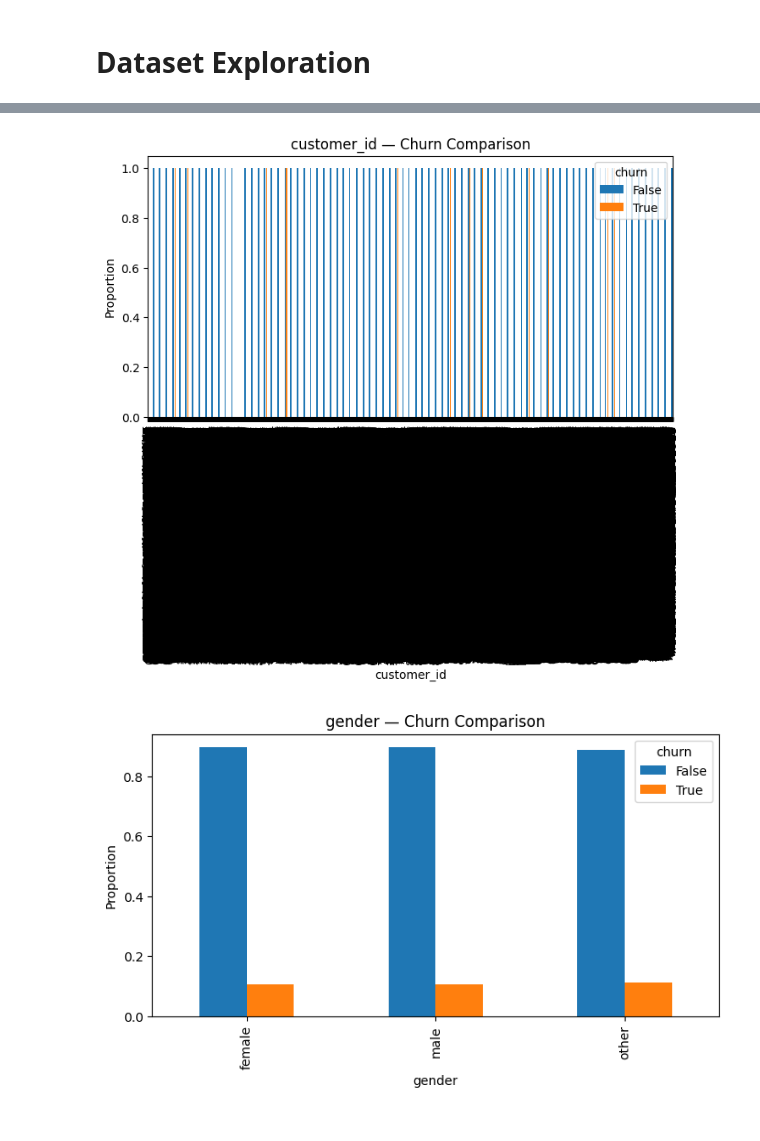
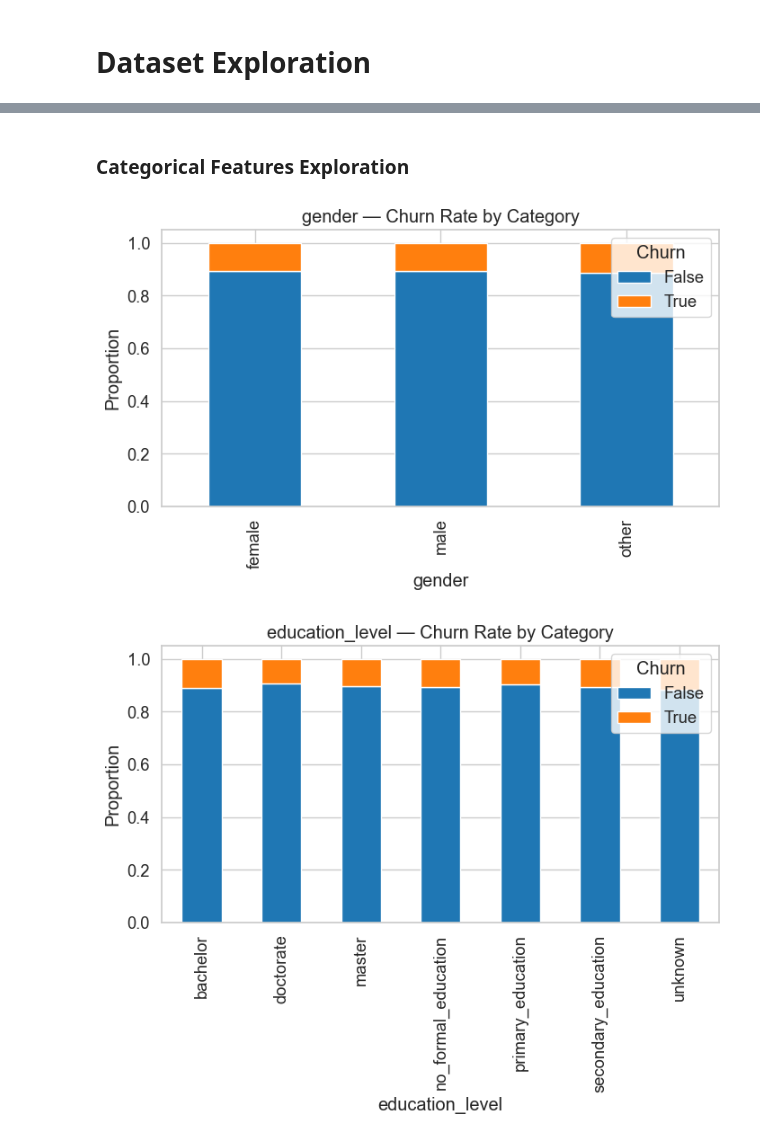
Before and after one commit to zmaszlanka/churn_analysis_and_prediction, a Jupyter notebook: src/synthetic_dataset/dataset_exploration.ipynb, the cells around one changed output, grey strips where cells are left out. Saved outputs shown, nothing was run; the diff lists cells and outputs as text; code cells hidden in the pictures.

Commit message:
dataset exploration improvements

```diff
--- a/src/synthetic_dataset/dataset_exploration.ipynb
+++ b/src/synthetic_dataset/dataset_exploration.ipynb
@@ -8,5 +10,12 @@ import matplotlib.pyplot as plt
 import seaborn as sns
 import numpy as np
 from scipy.stats import pearsonr, spearmanr
+import pandas as pd
+import numpy as np
+import matplotlib.pyplot as plt
+import seaborn as sns
+
+sns.set(style="whitegrid", palette="muted", font_scale=1.2)
+plt.rcParams['figure.figsize'] = (10,5)
 # %%
 df = pd.read_csv('generate/llm_generated_customers.csv')
@@ -238,17 +21,0 @@ Overall churn rate: 0.1052
-# %%
-important_num_features = [
-    "tenure_months",
-    "current_balance",
-    "avg_monthly_balance_3m",
-    "transaction_count_3m",
-    "mobile_app_logins_3m",
-    "days_from_last_login",
-    "annual_income",
-    "age"
-]
-
-for col in important_num_features:
-    plt.figure(figsize=(8,4))
-    sns.boxplot(data=df, x="churn", y=col)
-    plt.title(f"{col} vs Churn")
-    plt.show()
@@ -263,0 +97,11 @@ for col in important_num_features:
+# %%
+numeric_cols = df.select_dtypes(include=[np.number]).columns.tolist()
+
+# Compact histogram grid
+fig, axes = plt.subplots(len(numeric_cols)//2 + 1, 2, figsize=(14, len(numeric_cols)*2.5))
+axes = axes.flatten()
+for i, col in enumerate(numeric_cols):
+    sns.histplot(df[col], kde=True, ax=axes[i], color='steelblue', bins=30)
+    axes[i].set_title(f'{col} Distribution')
+plt.tight_layout()
+plt.show()
@@ -264,12 +110,16 @@ for col in important_num_features:
+# %% [markdown]
+### Categorical Features Exploration
 # %%
 categorical_cols = df.select_dtypes(exclude=[np.number, bool]).columns.tolist()
+categorical_cols.remove("customer_id")
 
 for col in categorical_cols:
-    ct = pd.crosstab(df[col], df["churn"], normalize="index")
-    ct.plot(kind="bar", figsize=(8,4))
-    plt.title(f"{col} — Churn Comparison")
+    ct = pd.crosstab(df[col], df['churn'], normalize='index')
+    ct.plot(kind='bar', stacked=True, figsize=(8,4), color=['#1f77b4','#ff7f0e'])
+    plt.title(f'{col} — Churn Rate by Category')
     plt.ylabel("Proportion")
+    plt.legend(title="Churn", loc='upper right')
     plt.show()
 # %% [output]
-[figure, old version]
+[figure, new version]
-[figure, old version]
+[figure, new version]
```
Also changed, not shown: parts of 20 cells of this notebook.
